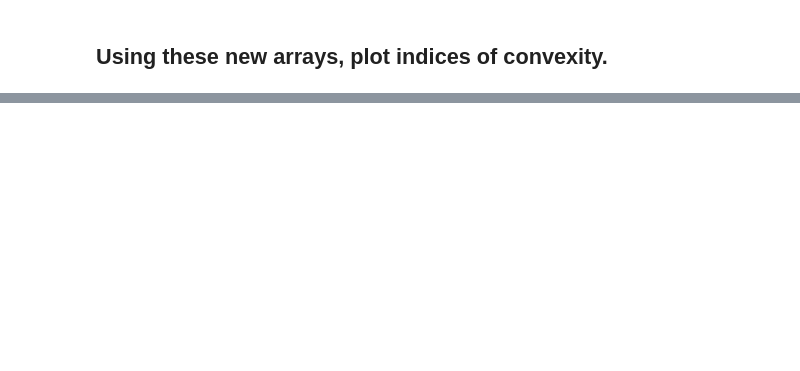
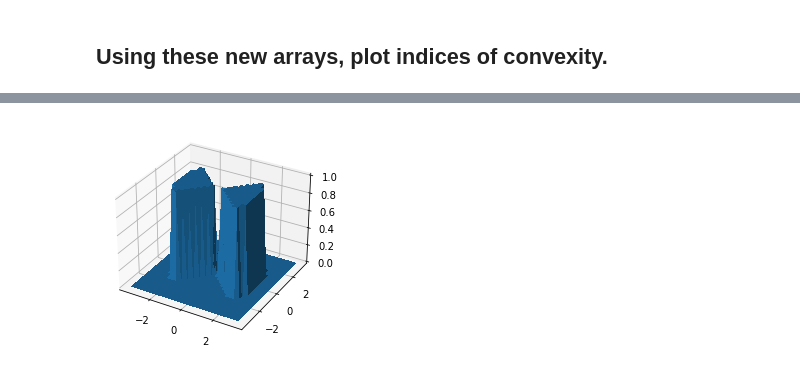
Before and after one commit to ningsongshen/usra-2020, a Jupyter notebook: indices_of_convexity_discretization.ipynb, the cells around one changed output, grey strips where cells are left out. Drawn from its saved outputs; the diff is of its cells as text; code cells hidden in the pictures; blank space fills up the shorter version.

```diff
--- a/indices_of_convexity_discretization.ipynb
+++ b/indices_of_convexity_discretization.ipynb
@@ -95,0 +101,14 @@ conv = (lamda_1_plus + lamda_2_plus) / (np.abs(lamda_1) + np.abs(lamda_2))
+# %%
+# index of convexity (normalized)
+conv = (lamda_1_plus + lamda_2_plus) / (np.abs(lamda_1) + np.abs(lamda_2))
+
+fig1 = plt.figure()
+ax1 = fig1.gca(projection='3d')
+
+Xax = np.arange(-display_rad + display_shift, display_rad + display_shift, display_spacing)
+Yax = np.arange(-display_rad + display_shift, display_rad + display_shift, display_spacing)
+X, Y = np.meshgrid(Xax, Yax)
+surf1 = ax1.plot_surface(X, Y, conv, linewidth=0, antialiased=False)
+plt.show()
+# %% [output]
+[figure, added]
```
Also changed, not shown: parts of 8 cells of this notebook.
